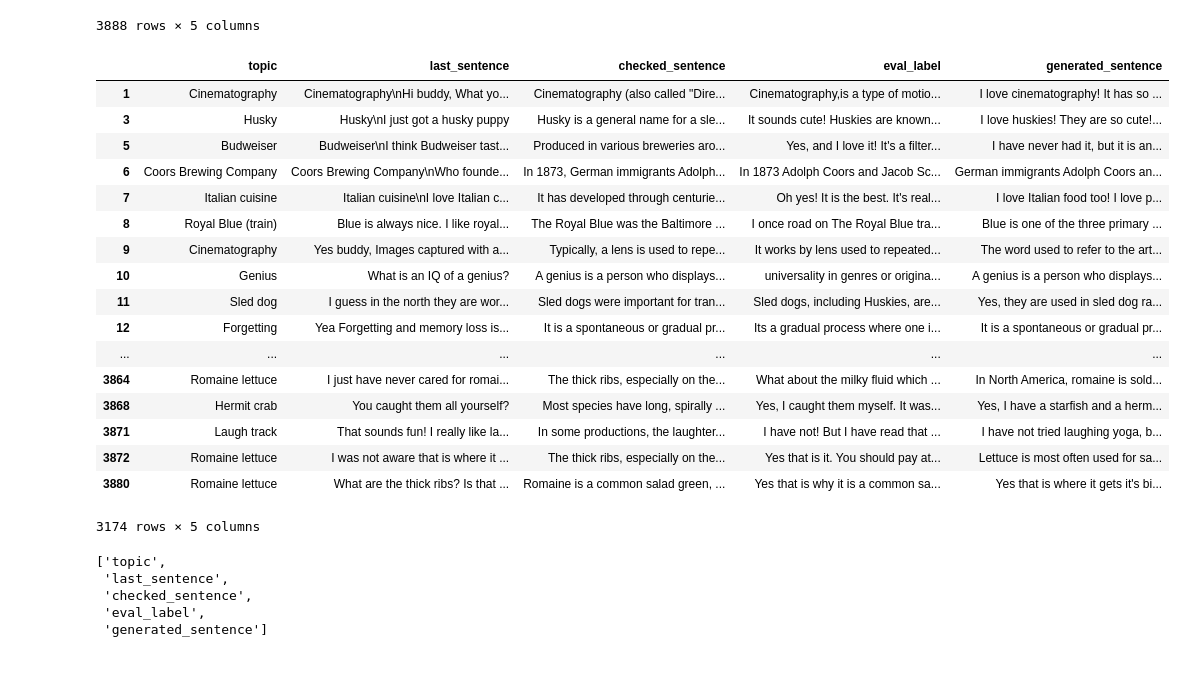
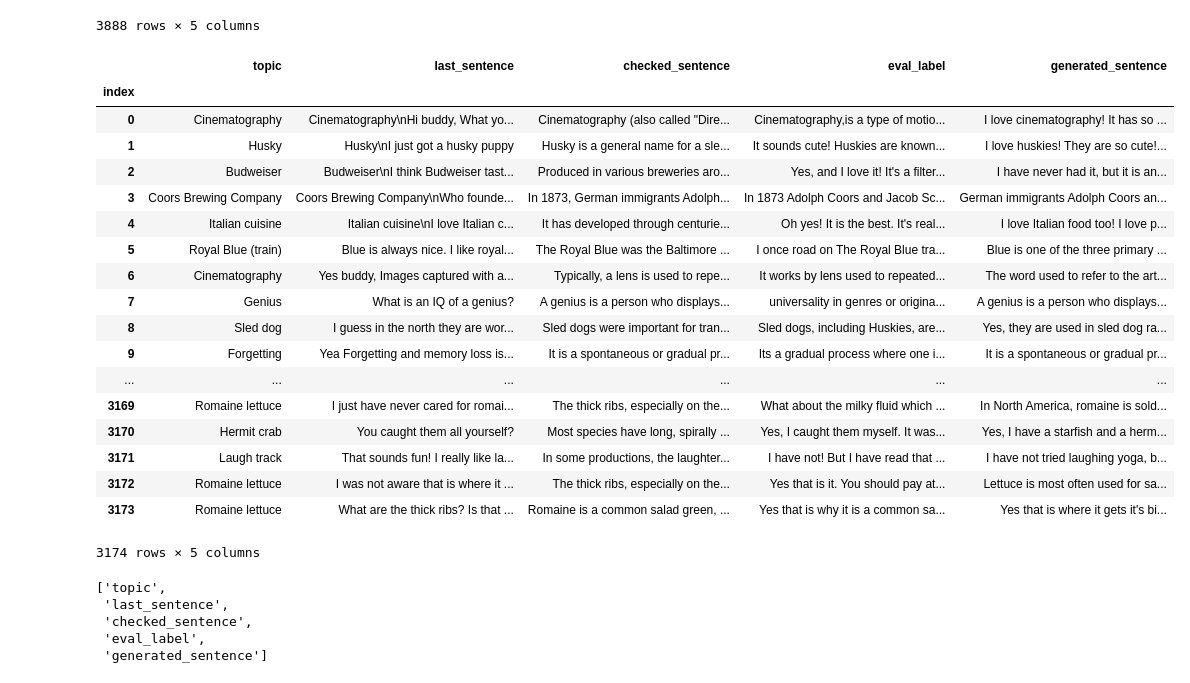
Before and after one commit to yooli23/doc_ground_gen, a Jupyter notebook: amt/amt_data_preprocessing.ipynb, the cells around one changed output. Cells and saved outputs as stored; diff of their text form; code cells hidden in the pictures.

```diff
--- a/amt/amt_data_preprocessing.ipynb
+++ b/amt/amt_data_preprocessing.ipynb
@@ -28,25 +28,28 @@ decode_data
 3888 rows × 5 columns
 # %%
 filtered_df = decode_data[(decode_data["last_sentence"].notnull()) & (decode_data["last_sentence"]!=decode_data["topic"]) & (decode_data["checked_sentence"]!="no_passages_used")]
+filtered_df.reset_index(drop=True, inplace=True)
+filtered_df.index.name = "index"
 filtered_df
 # %% [output]
 |  | topic | last_sentence | checked_sentence | eval_label | generated_sentence |
-| 1 | Cinematography | Cinematography\nHi buddy, What yo... | Cinematography (also called "Dire... | Cinematography,is a type of motio... | I love cinematography! It has so ... |
-| 3 | Husky | Husky\nI just got a husky puppy | Husky is a general name for a sle... | It sounds cute! Huskies are known... | I love huskies! They are so cute!... |
-| 5 | Budweiser | Budweiser\nI think Budweiser tast... | Produced in various breweries aro... | Yes, and I love it! It's a filter... | I have never had it, but it is an... |
-| 6 | Coors Brewing Company | Coors Brewing Company\nWho founde... | In 1873, German immigrants Adolph... | In 1873 Adolph Coors and Jacob Sc... | German immigrants Adolph Coors an... |
-| 7 | Italian cuisine | Italian cuisine\nI love Italian c... | It has developed through centurie... | Oh yes! It is the best. It's real... | I love Italian food too! I love p... |
-| 8 | Royal Blue (train) | Blue is always nice. I like royal... | The Royal Blue was the Baltimore ... | I once road on The Royal Blue tra... | Blue is one of the three primary ... |
-| 9 | Cinematography | Yes buddy, Images captured with a... | Typically, a lens is used to repe... | It works by lens used to repeated... | The word used to refer to the art... |
-| 10 | Genius | What is an IQ of a genius? | A genius is a person who displays... | universality in genres or origina... | A genius is a person who displays... |
-| 11 | Sled dog | I guess in the north they are wor... | Sled dogs were important for tran... | Sled dogs, including Huskies, are... | Yes, they are used in sled dog ra... |
-| 12 | Forgetting | Yea Forgetting and memory loss is... | It is a spontaneous or gradual pr... | Its a gradual process where one i... | It is a spontaneous or gradual pr... |
+| index |  |  |  |  |  |
+| 0 | Cinematography | Cinematography\nHi buddy, What yo... | Cinematography (also called "Dire... | Cinematography,is a type of motio... | I love cinematography! It has so ... |
+| 1 | Husky | Husky\nI just got a husky puppy | Husky is a general name for a sle... | It sounds cute! Huskies are known... | I love huskies! They are so cute!... |
+| 2 | Budweiser | Budweiser\nI think Budweiser tast... | Produced in various breweries aro... | Yes, and I love it! It's a filter... | I have never had it, but it is an... |
+| 3 | Coors Brewing Company | Coors Brewing Company\nWho founde... | In 1873, German immigrants Adolph... | In 1873 Adolph Coors and Jacob Sc... | German immigrants Adolph Coors an... |
+| 4 | Italian cuisine | Italian cuisine\nI love Italian c... | It has developed through centurie... | Oh yes! It is the best. It's real... | I love Italian food too! I love p... |
+| 5 | Royal Blue (train) | Blue is always nice. I like royal... | The Royal Blue was the Baltimore ... | I once road on The Royal Blue tra... | Blue is one of the three primary ... |
+| 6 | Cinematography | Yes buddy, Images captured with a... | Typically, a lens is used to repe... | It works by lens used to repeated... | The word used to refer to the art... |
+| 7 | Genius | What is an IQ of a genius? | A genius is a person who displays... | universality in genres or origina... | A genius is a person who displays... |
+| 8 | Sled dog | I guess in the north they are wor... | Sled dogs were important for tran... | Sled dogs, including Huskies, are... | Yes, they are used in sled dog ra... |
+| 9 | Forgetting | Yea Forgetting and memory loss is... | It is a spontaneous or gradual pr... | Its a gradual process where one i... | It is a spontaneous or gradual pr... |
 | ... | ... | ... | ... | ... | ... |
-| 3864 | Romaine lettuce | I just have never cared for romai... | The thick ribs, especially on the... | What about the milky fluid which ... | In North America, romaine is sold... |
-| 3868 | Hermit crab | You caught them all yourself? | Most species have long, spirally ... | Yes, I caught them myself. It was... | Yes, I have a starfish and a herm... |
-| 3871 | Laugh track | That sounds fun! I really like la... | In some productions, the laughter... | I have not! But I have read that ... | I have not tried laughing yoga, b... |
-| 3872 | Romaine lettuce | I was not aware that is where it ... | The thick ribs, especially on the... | Yes that is it. You should pay at... | Lettuce is most often used for sa... |
-| 3880 | Romaine lettuce | What are the thick ribs? Is that ... | Romaine is a common salad green, ... | Yes that is why it is a common sa... | Yes that is where it gets it's bi... |
+| 3169 | Romaine lettuce | I just have never cared for romai... | The thick ribs, especially on the... | What about the milky fluid which ... | In North America, romaine is sold... |
+| 3170 | Hermit crab | You caught them all yourself? | Most species have long, spirally ... | Yes, I caught them myself. It was... | Yes, I have a starfish and a herm... |
+| 3171 | Laugh track | That sounds fun! I really like la... | In some productions, the laughter... | I have not! But I have read that ... | I have not tried laughing yoga, b... |
+| 3172 | Romaine lettuce | I was not aware that is where it ... | The thick ribs, especially on the... | Yes that is it. You should pay at... | Lettuce is most often used for sa... |
+| 3173 | Romaine lettuce | What are the thick ribs? Is that ... | Romaine is a common salad green, ... | Yes that is why it is a common sa... | Yes that is where it gets it's bi... |
 3174 rows × 5 columns
 # %%
 filtered_df.to_csv("amt.csv")
```
Also changed, not shown: 2 other files.
